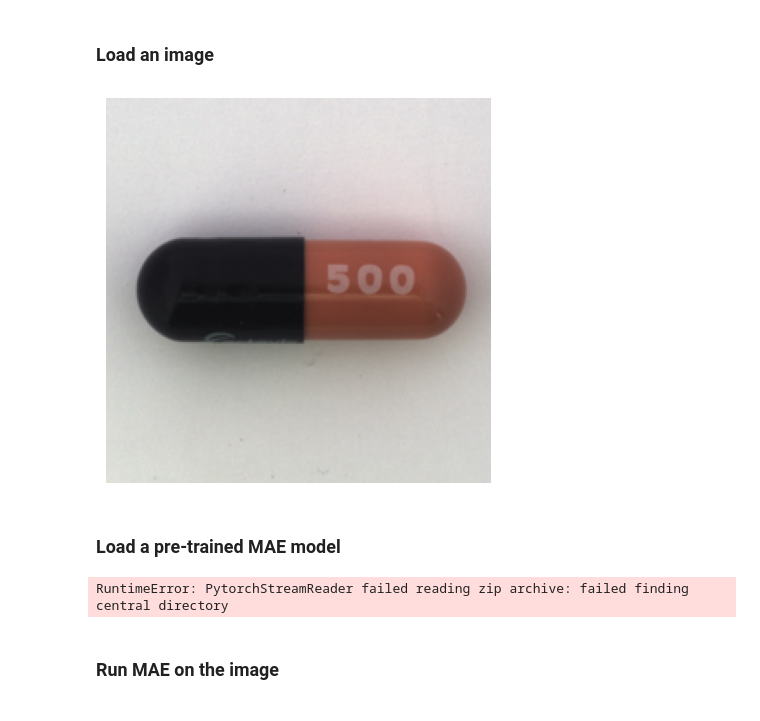
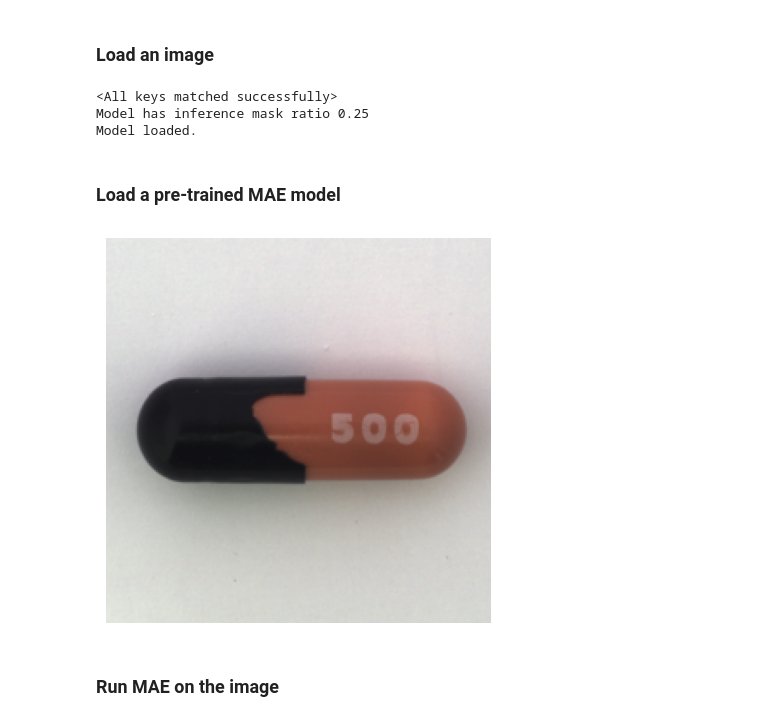
Before and after one commit to LucFrachon/mae-ad, a Jupyter notebook: demo/mae_visualize.ipynb, the cells around one changed output. Drawn from its saved outputs; the diff is of its cells as text; code cells hidden in the pictures.

```diff
--- a/demo/mae_visualize.ipynb
+++ b/demo/mae_visualize.ipynb
@@ -111,27 +114,5 @@ def run_one_image(img, model):
 # %% [markdown]
 ### Load an image
-# %%
-# load an image
-# img_url = 'https://user-images.githubusercontent.com/11435359/147738734-196fd92f-9260-48d5-ba7e-bf103d29364d.jpg' # fox, from ILSVRC2012_val_00046145
-# # img_url = 'https://user-images.githubusercontent.com/11435359/147743081-0428eecf-89e5-4e07-8da5-a30fd73cc0ba.jpg' # cucumber, from ILSVRC2012_val_00047851
-# img = Image.open(requests.get(img_url, stream=True).raw)
-# img = Image.open("../../data/capsule/test/bad/poke_000.png")
-img = Image.open("../../data/capsule/test/good/000.png")
-img = img.resize((224, 224))
-img = np.array(img) / 255.
-
-assert img.shape == (224, 224, 3)
-
-# normalize by ImageNet mean and std
-img = img - imagenet_mean
-img = img / imagenet_std
-
-plt.rcParams['figure.figsize'] = [5, 5]
-show_image(torch.tensor(img))
-# %% [output]
-[figure, old version]
-# %% [markdown]
-### Load a pre-trained MAE model
 # %%
 # This is an MAE model trained with pixels as targets for visualization (ViT-Large, training mask ratio=0.75)
 
@@ -139,12 +120,37 @@ show_image(torch.tensor(img))
 # !wget -nc https://dl.fbaipublicfiles.com/mae/visualize/mae_visualize_vit_large.pth
 import os
 
-chkpt_dir = "../output_dir/checkpoint-3300.pth"
+chkpt_dir = "../../output_1400ep/checkpoint-1400.pth"
+# chkpt_dir = "../../output_test_ema/checkpoint-9.pth"
 assert os.path.exists(chkpt_dir)
 model_mae = prepare_model(chkpt_dir, 'mae_vit_large_patch14')
 print('Model loaded.')
 # %% [output]
-RuntimeError: PytorchStreamReader failed reading zip archive: failed finding central directory
+<All keys matched successfully>
+Model has inference mask ratio 0.25
+Model loaded.
+# %% [markdown]
+### Load a pre-trained MAE model
+# %%
+# load an image
+# img_url = 'https://user-images.githubusercontent.com/11435359/147738734-196fd92f-9260-48d5-ba7e-bf103d29364d.jpg' # fox, from ILSVRC2012_val_00046145
+# # img_url = 'https://user-images.githubusercontent.com/11435359/147743081-0428eecf-89e5-4e07-8da5-a30fd73cc0ba.jpg' # cucumber, from ILSVRC2012_val_00047851
+# img = Image.open(requests.get(img_url, stream=True).raw)
+img = Image.open("../../data/capsule/test/bad/crack_010.png")
+# img = Image.open("../../data/capsule/test/good/010.png")
+img = img.resize((224, 224))
+img = np.array(img) / 255.
+
+assert img.shape == (224, 224, 3)
+
+# normalize by ImageNet mean and std
+img = img - imagenet_mean
+img = img / imagenet_std
+
+plt.rcParams['figure.figsize'] = [5, 5]
+show_image(torch.tensor(img))
+# %% [output]
+[figure, new version]
 # %% [markdown]
 ### Run MAE on the image
 # %%
```
Also changed, not shown: parts of 6 cells of this notebook, 8 other files.
